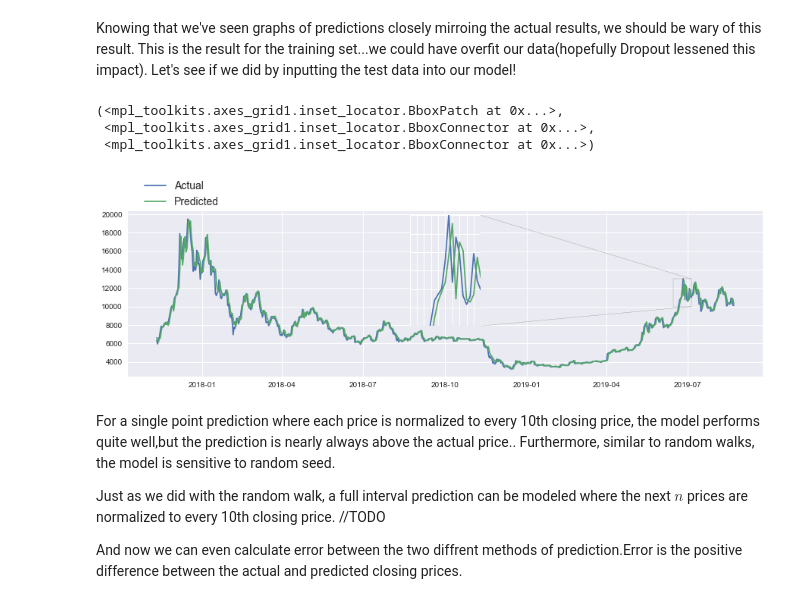
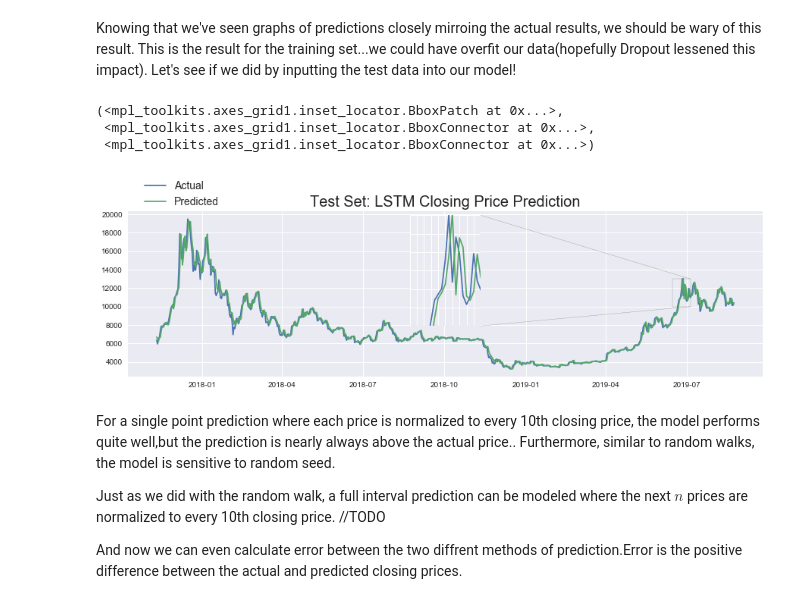
Before and after one commit to Viraj-Joshi/BitCoin-Price-Predictor, a Jupyter notebook: Bitcoin Price Predictor.ipynb, the cells around one changed output. Saved outputs shown, nothing was run; the diff lists cells and outputs as text; code cells hidden in the pictures.

```diff
--- a/Bitcoin Price Predictor.ipynb
+++ b/Bitcoin Price Predictor.ipynb
@@ -438,28 +440,28 @@ Knowing that we've seen graphs of predictions closely mirroing the actual result
 # %%
 fig, ax1 = plt.subplots(1,1)
 fig.set_figwidth(15)
 ax1.plot(bitcoin_info[bitcoin_info['Date']>= split]['Date'][10:],
          test_set['bt_Close'][10:], label='Actual')
 ax1.plot(bitcoin_info[bitcoin_info['Date']>= split]['Date'][10:],
          ((np.transpose(bt_model.predict(test_input_neurons))+1)* test_set['bt_Close'].values[:-10])[0], label='Predicted')
 ax1.legend(bbox_to_anchor=(0.15, 1), loc=4, borderaxespad=0., prop={'size': 14})
 
-
+ax1.set_title('Test Set: LSTM Closing Price Prediction',fontsize=20)
 axins = zoomed_inset_axes(ax1, 4, loc=9)
 axins.plot(bitcoin_info[bitcoin_info['Date']>= split]['Date'][10:],
          test_set['bt_Close'][10:], label='Actual')
 axins.plot(bitcoin_info[bitcoin_info['Date']>= split]['Date'][10:],
          ((np.transpose(bt_model.predict(test_input_neurons))+1)* test_set['bt_Close'].values[:-10])[0], label='Predicted')
 axins.set_xlim(datetime.date(2019,6,15), datetime.date(2019,7,5)) # apply the x-limits
 axins.set_ylim(10000,13000) # apply the y-limits
 plt.xticks(visible=False)
 plt.yticks(visible=False)
 mark_inset(ax1, axins, loc1=1, loc2=4, fc="none", ec="0.5")
 # %% [output]
 (<mpl_toolkits.axes_grid1.inset_locator.BboxPatch at 0x...>,
  <mpl_toolkits.axes_grid1.inset_locator.BboxConnector at 0x...>,
  <mpl_toolkits.axes_grid1.inset_locator.BboxConnector at 0x...>)
-[figure, old version]
+[figure, new version]
 # %% [markdown]
 For a single point prediction where each price is normalized to every 10th closing price, the model performs quite well,but the prediction is nearly always above the actual price.. Furthermore, similar to random walks, the model is sensitive to random seed.
 
```
Also changed, not shown: parts of 27 cells of this notebook.
